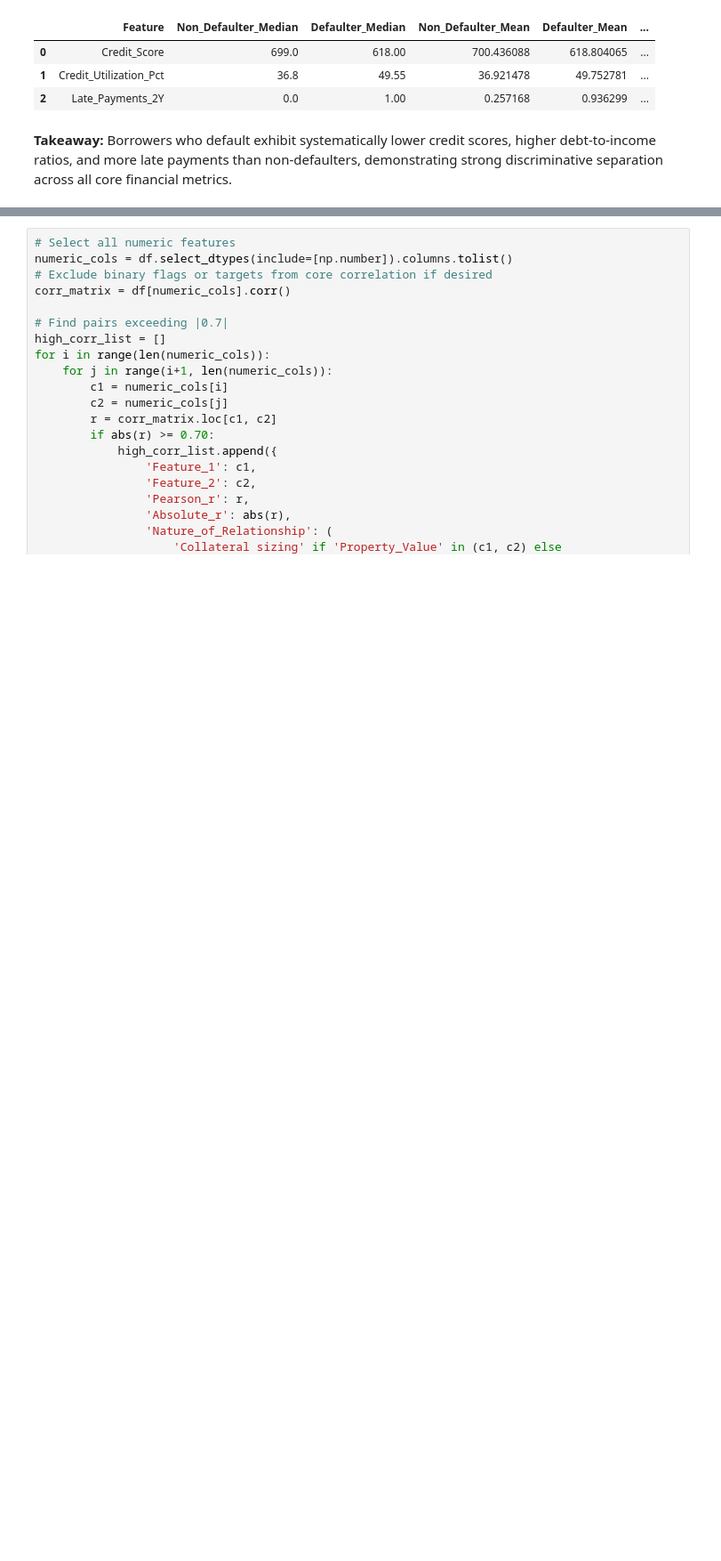
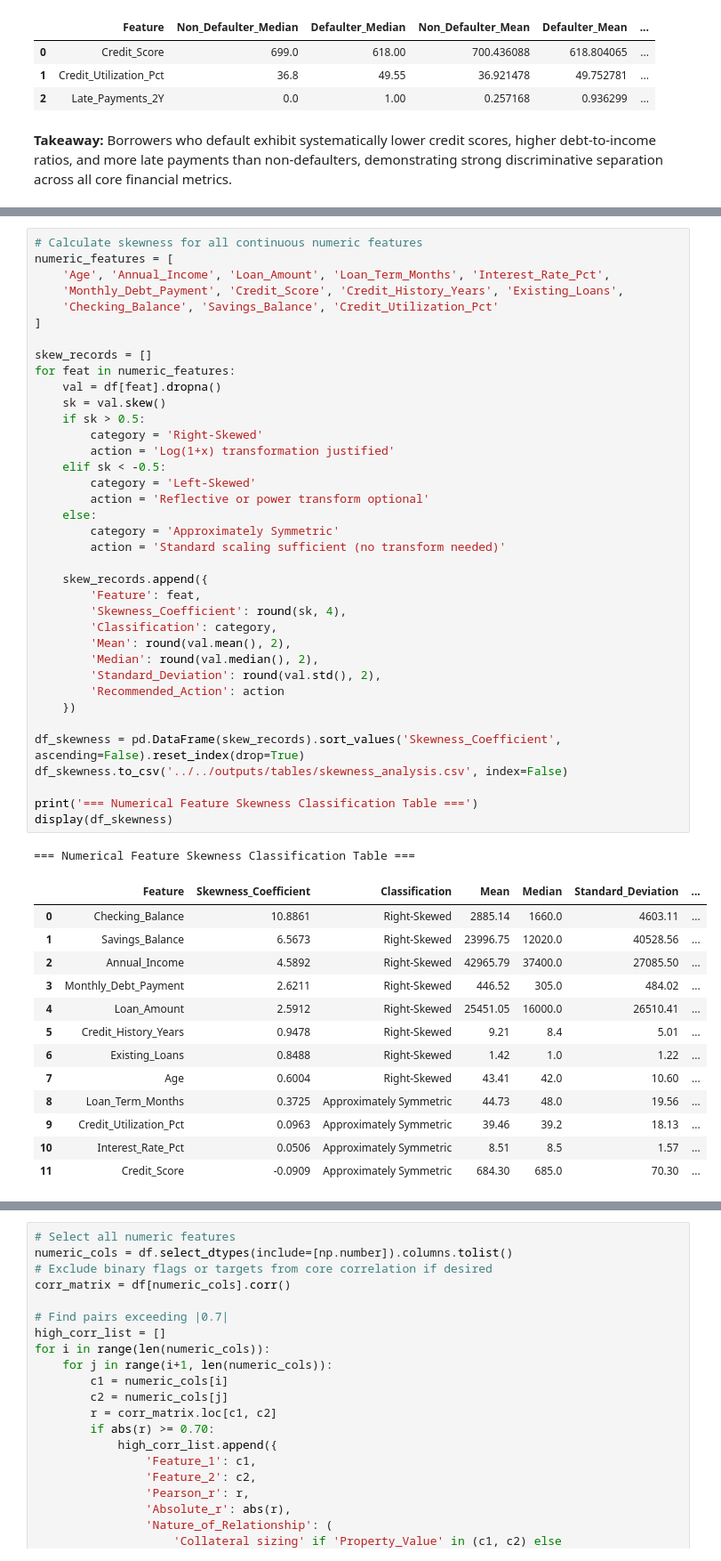
Before and after one commit to neamn-dev/bank_loan, a Jupyter notebook: notebooks/data_preparation/05_eda_and_skewness.ipynb, the cells around one changed output, grey strips where cells are left out. Shown at 89% size. Cells and saved outputs as stored; diff of their text form; blank space fills up the shorter version.

```diff
--- a/notebooks/data_preparation/05_eda_and_skewness.ipynb
+++ b/notebooks/data_preparation/05_eda_and_skewness.ipynb
@@ -163,0 +173,52 @@ display(df_discrim)
+# %%
+# Calculate skewness for all continuous numeric features
+numeric_features = [
+    'Age', 'Annual_Income', 'Loan_Amount', 'Loan_Term_Months', 'Interest_Rate_Pct',
+    'Monthly_Debt_Payment', 'Credit_Score', 'Credit_History_Years', 'Existing_Loans',
+    'Checking_Balance', 'Savings_Balance', 'Credit_Utilization_Pct'
+]
+
+skew_records = []
+for feat in numeric_features:
+    val = df[feat].dropna()
+    sk = val.skew()
+    if sk > 0.5:
+        category = 'Right-Skewed'
+        action = 'Log(1+x) transformation justified'
+    elif sk < -0.5:
+        category = 'Left-Skewed'
+        action = 'Reflective or power transform optional'
+    else:
+        category = 'Approximately Symmetric'
+        action = 'Standard scaling sufficient (no transform needed)'
+
+    skew_records.append({
+        'Feature': feat,
+        'Skewness_Coefficient': round(sk, 4),
+        'Classification': category,
+        'Mean': round(val.mean(), 2),
+        'Median': round(val.median(), 2),
+        'Standard_Deviation': round(val.std(), 2),
+        'Recommended_Action': action
+    })
+
+df_skewness = pd.DataFrame(skew_records).sort_values('Skewness_Coefficient', ascending=False).reset_index(drop=True)
+df_skewness.to_csv('../../outputs/tables/skewness_analysis.csv', index=False)
+
+print('=== Numerical Feature Skewness Classification Table ===')
+display(df_skewness)
+# %% [output]
+=== Numerical Feature Skewness Classification Table ===
+|  | Feature | Skewness_Coefficient | Classification | Mean | Median | Standard_Deviation | ... |
+| 0 | Checking_Balance | 10.8861 | Right-Skewed | 2885.14 | 1660.0 | 4603.11 | ... |
+| 1 | Savings_Balance | 6.5673 | Right-Skewed | 23996.75 | 12020.0 | 40528.56 | ... |
+| 2 | Annual_Income | 4.5892 | Right-Skewed | 42965.79 | 37400.0 | 27085.50 | ... |
+| 3 | Monthly_Debt_Payment | 2.6211 | Right-Skewed | 446.52 | 305.0 | 484.02 | ... |
+| 4 | Loan_Amount | 2.5912 | Right-Skewed | 25451.05 | 16000.0 | 26510.41 | ... |
+| 5 | Credit_History_Years | 0.9478 | Right-Skewed | 9.21 | 8.4 | 5.01 | ... |
+| 6 | Existing_Loans | 0.8488 | Right-Skewed | 1.42 | 1.0 | 1.22 | ... |
+| 7 | Age | 0.6004 | Right-Skewed | 43.41 | 42.0 | 10.60 | ... |
+| 8 | Loan_Term_Months | 0.3725 | Approximately Symmetric | 44.73 | 48.0 | 19.56 | ... |
+| 9 | Credit_Utilization_Pct | 0.0963 | Approximately Symmetric | 39.46 | 39.2 | 18.13 | ... |
+| 10 | Interest_Rate_Pct | 0.0506 | Approximately Symmetric | 8.51 | 8.5 | 1.57 | ... |
+| 11 | Credit_Score | -0.0909 | Approximately Symmetric | 684.30 | 685.0 | 70.30 | ... |
```
Also changed, not shown: parts of 5 cells of this notebook, 18 other files.
